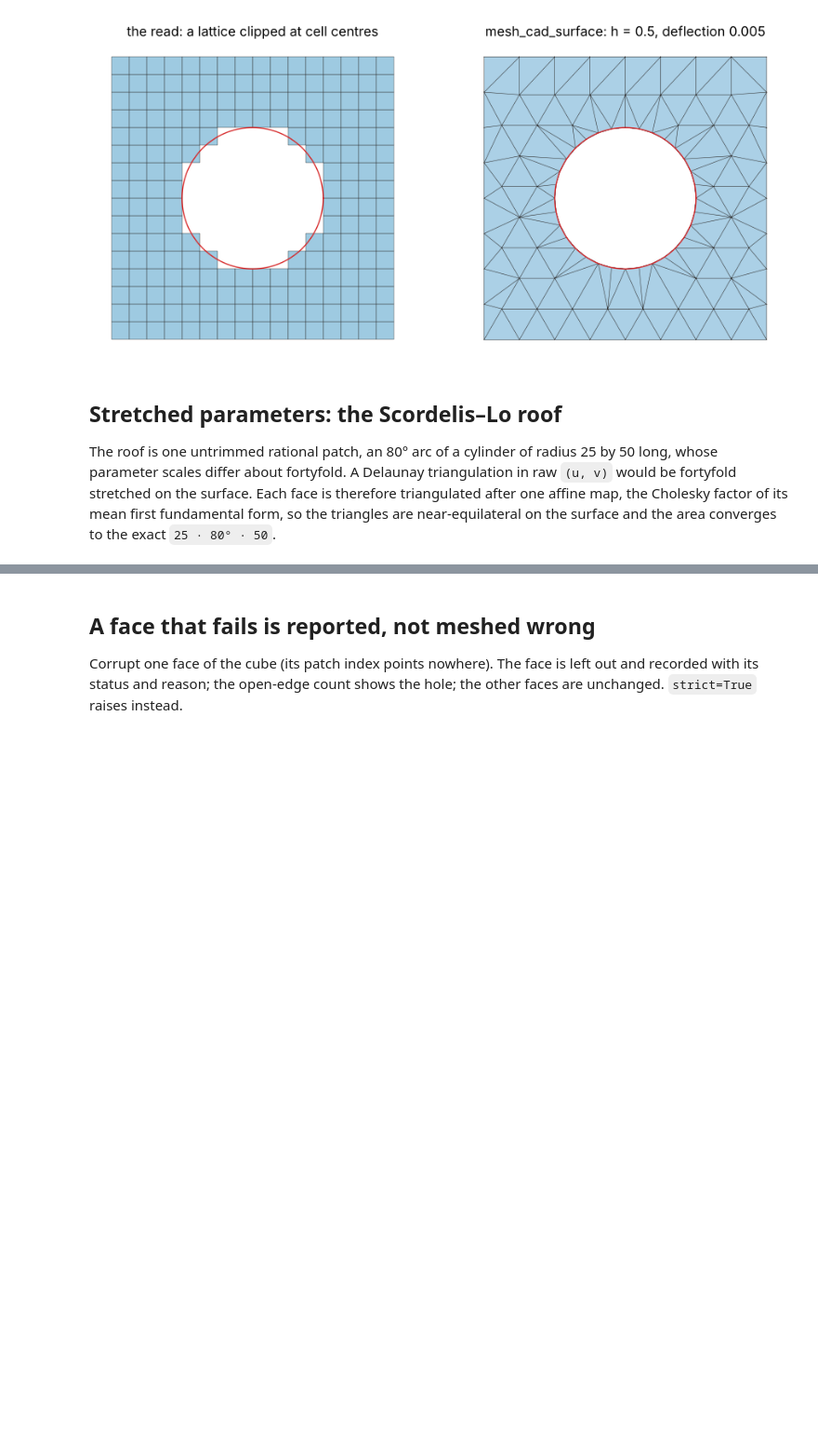
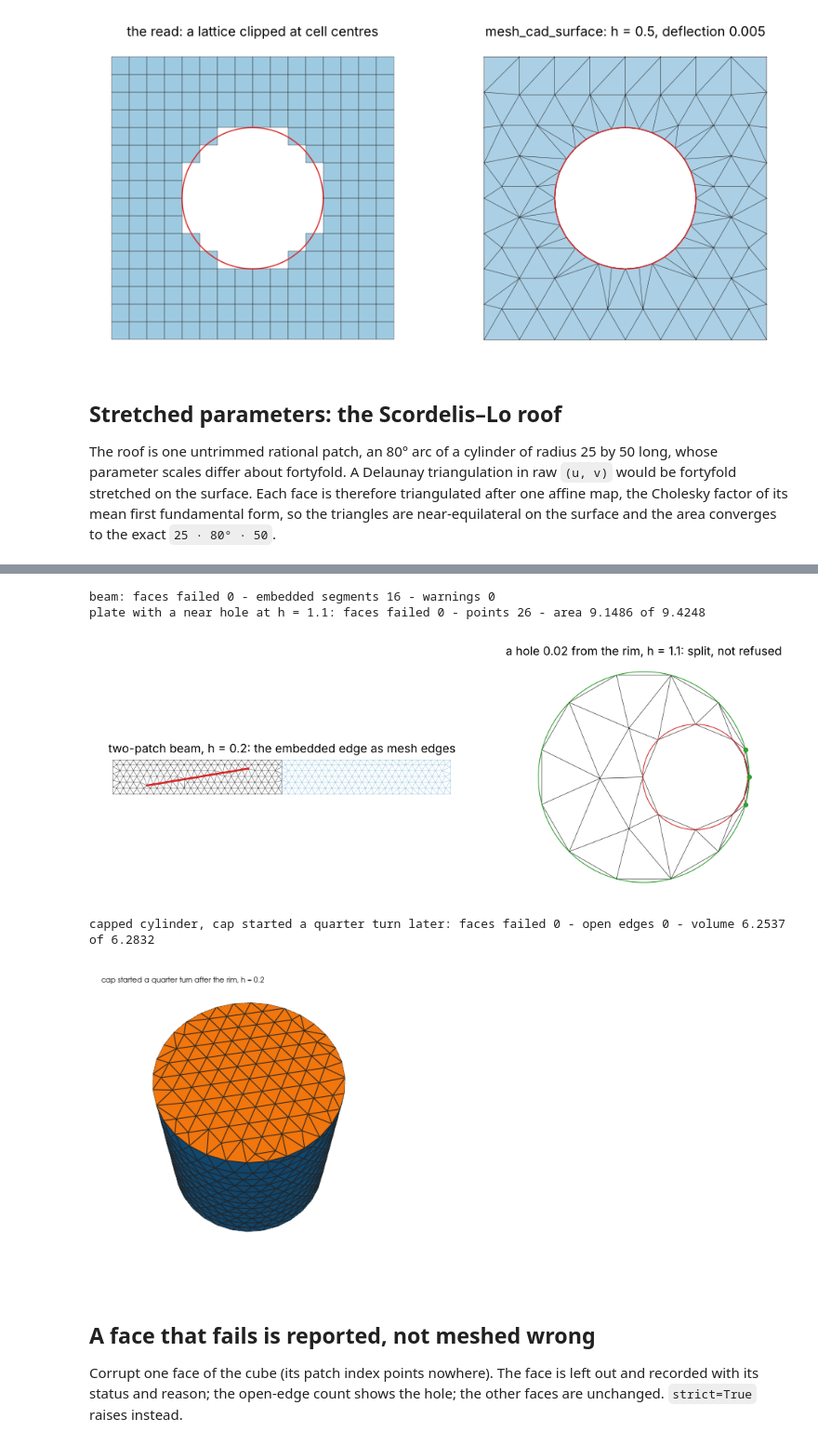
Before and after one commit to loumalouomega/meshioplusplus, a Jupyter notebook: example/python/42_mesh_cad_surface.ipynb, the cells around one changed output, grey strips where cells are left out. Shown at 93% size. Cells and saved outputs as stored; diff of their text form; code cells hidden in the pictures; blank space fills up the shorter version.

```diff
--- a/example/python/42_mesh_cad_surface.ipynb
+++ b/example/python/42_mesh_cad_surface.ipynb
@@ -249,3 +256,57 @@ meshio warning [mesh_cad.cpp:587] mesh_cad_surface: face 0: its embedded edges a
+# %%
+def interior_lines(mesh, face=0):
+    """Line cells that are edges of two triangles of one face: an embedded curve."""
+    t = triangles(mesh)[np.asarray(mesh.cell_data['cad:face'][0]) == face]
+    uses = {}
+    for a, b in np.r_[t[:, [0, 1]], t[:, [1, 2]], t[:, [2, 0]]]:
+        key = (min(a, b), max(a, b))
+        uses[key] = uses.get(key, 0) + 1
+    lines = np.asarray([c for c in mesh.cells if c.type == 'line'][0].data)
+    return np.array([l for l in lines if uses.get((min(l), max(l)), 0) == 2])
+
+
+beam_mesh, rep = mp.mesh_cad_surface(beam, 0.2, return_report=True)
+emb = interior_lines(beam_mesh)
+print('beam: faces failed', rep['num_failed'], '- embedded segments', len(emb),
+      '- warnings', len(rep['warnings']))
+
+near = mp.read(CAD / 'plate_with_near_hole.cad.json')
+coarse, rep = mp.mesh_cad_surface(near, 1.1, return_report=True)
+print('plate with a near hole at h = 1.1: faces failed', rep['num_failed'],
+      '- points', rep['num_points'], '- area %.4f of %.4f' % (measure(coarse)[0], 3 * np.pi))
+
+fig, axes = plt.subplots(1, 2, figsize=(12, 4.6), gridspec_kw={'width_ratios': [1.6, 1]})
+p, t = np.asarray(beam_mesh.points), triangles(beam_mesh)
+on0 = np.asarray(beam_mesh.cell_data['cad:face'][0]) == 0
+axes[0].triplot(p[:, 0], p[:, 1], t[on0], color='#555555', linewidth=0.4)
+axes[0].triplot(p[:, 0], p[:, 1], t[~on0], color='#9ecae1', linewidth=0.4)
+for a, b in emb:
+    axes[0].plot(p[[a, b], 0], p[[a, b], 1], color='#d62728', linewidth=2.0)
+axes[0].set_title('two-patch beam, h = 0.2: the embedded edge as mesh edges')
+q, s = np.asarray(coarse.points), triangles(coarse)
+axes[1].triplot(q[:, 0], q[:, 1], s, color='#333333', linewidth=0.5)
+a = np.linspace(0, 2 * np.pi, 400)
+axes[1].plot(2 * np.cos(a), 2 * np.sin(a), color='#2ca02c', linewidth=0.8)
+axes[1].plot(0.98 + np.cos(a), np.sin(a), color='#d62728', linewidth=0.8)
+rim = np.isclose(np.hypot(q[:, 0], q[:, 1]), 2.0) & (q[:, 0] > 1.5)
+axes[1].plot(q[rim, 0], q[rim, 1], 'o', color='#2ca02c', markersize=4)
+axes[1].set_title('a hole 0.02 from the rim, h = 1.1: split, not refused')
+for ax in axes:
+    ax.set_aspect('equal'); ax.set_axis_off()
+save_img('mesh_cad_crossings')
+plt.show()
+
+offset = mp.read(CAD / 'capped_cylinder_offset.cad.json')
+out, rep = mp.mesh_cad_surface(offset, 0.2, return_report=True)
+print('capped cylinder, cap started a quarter turn later: faces failed', rep['num_failed'],
+      '- open edges', rep['num_open_edges'], '- volume %.4f of %.4f' % (measure(out)[1], 2 * np.pi))
+render([out], ['cap started a quarter turn after the rim, h = 0.2'], 'mesh_cad_offset_cylinder')
+# %% [output]
+beam: faces failed 0 - embedded segments 16 - warnings 0
+plate with a near hole at h = 1.1: faces failed 0 - points 26 - area 9.1486 of 9.4248
+[figure, added]
+capped cylinder, cap started a quarter turn later: faces failed 0 - open edges 0 - volume 6.2537 of 6.2832
+[figure, added]
 # %% [markdown]
 ## A face that fails is reported, not meshed wrong
 
```
Also changed, not shown: parts of 3 cells of this notebook, 8 other files.
